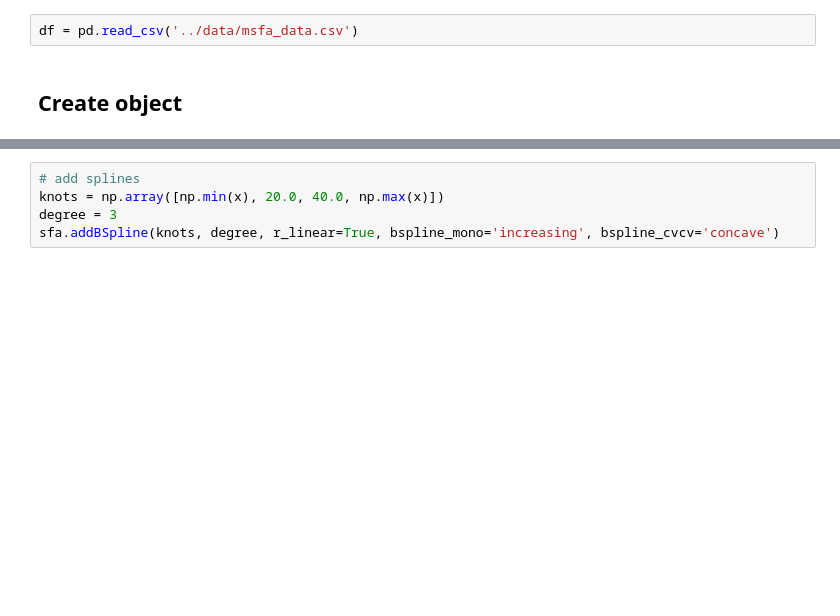
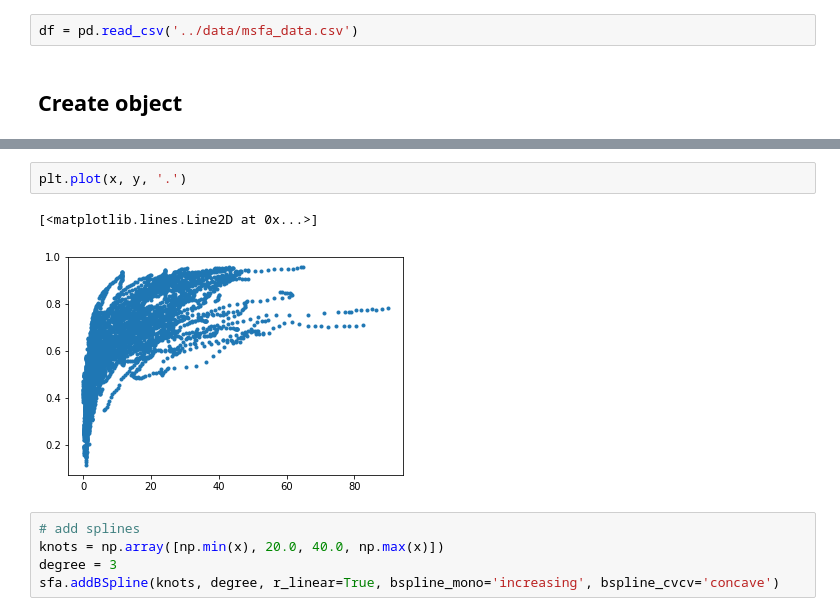
Before and after one commit to UW-AMO/StochasticFrontier, a Jupyter notebook: example/example_uhc.ipynb, the cells around one changed output, grey strips where cells are left out. Cells and saved outputs as stored; diff of their text form; blank space fills up the shorter version.

```diff
--- a/example/example_uhc.ipynb
+++ b/example/example_uhc.ipynb
@@ -31,5 +35,10 @@ cond number of X cov:   25.2691345611
 cond number of Z cov:   1.0
 cond number of D cov:   1.0
+# %%
+plt.plot(x, y, '.')
+# %% [output]
+[<matplotlib.lines.Line2D at 0x...>]
+[figure, added]
 # %%
 # add splines
 knots = np.array([np.min(x), 20.0, 40.0, np.max(x)])
```
Also changed, not shown: parts of 12 cells of this notebook, 2 other files.
